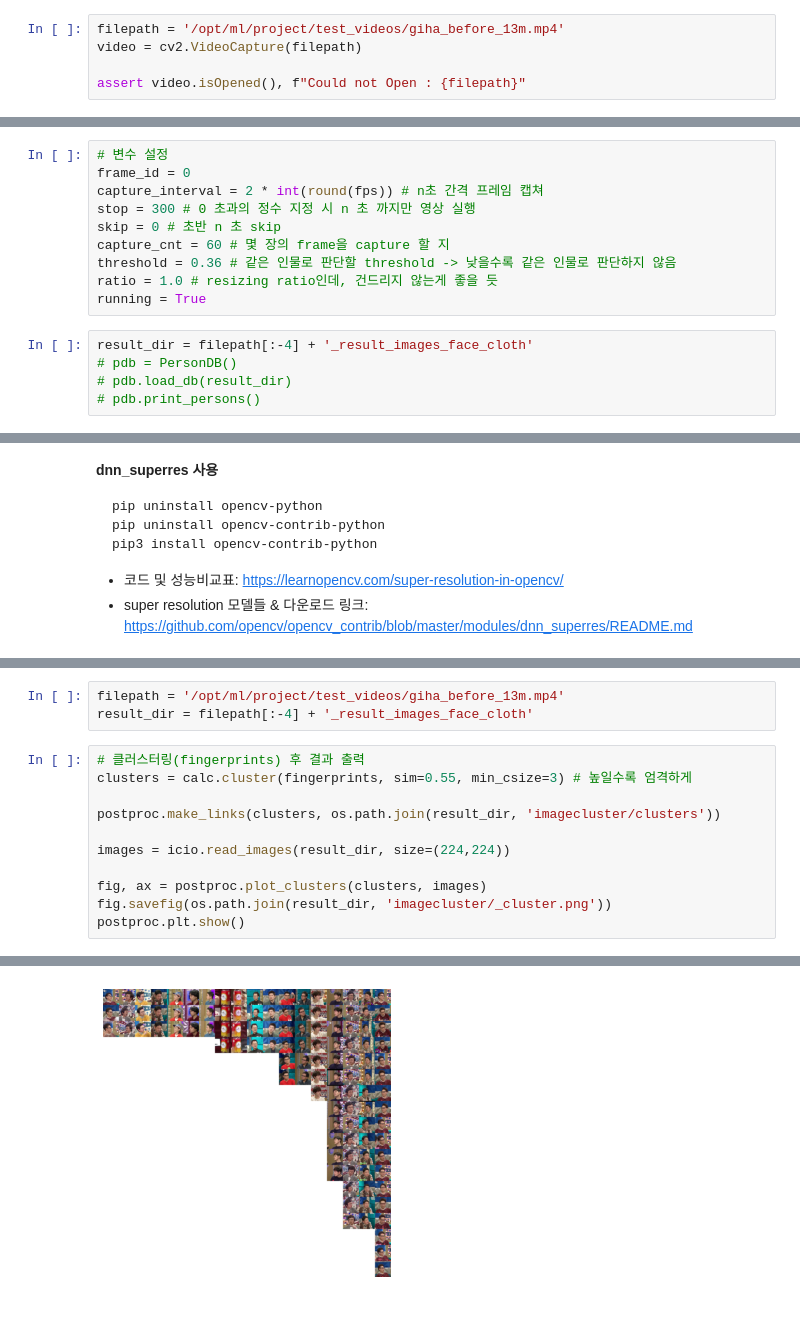
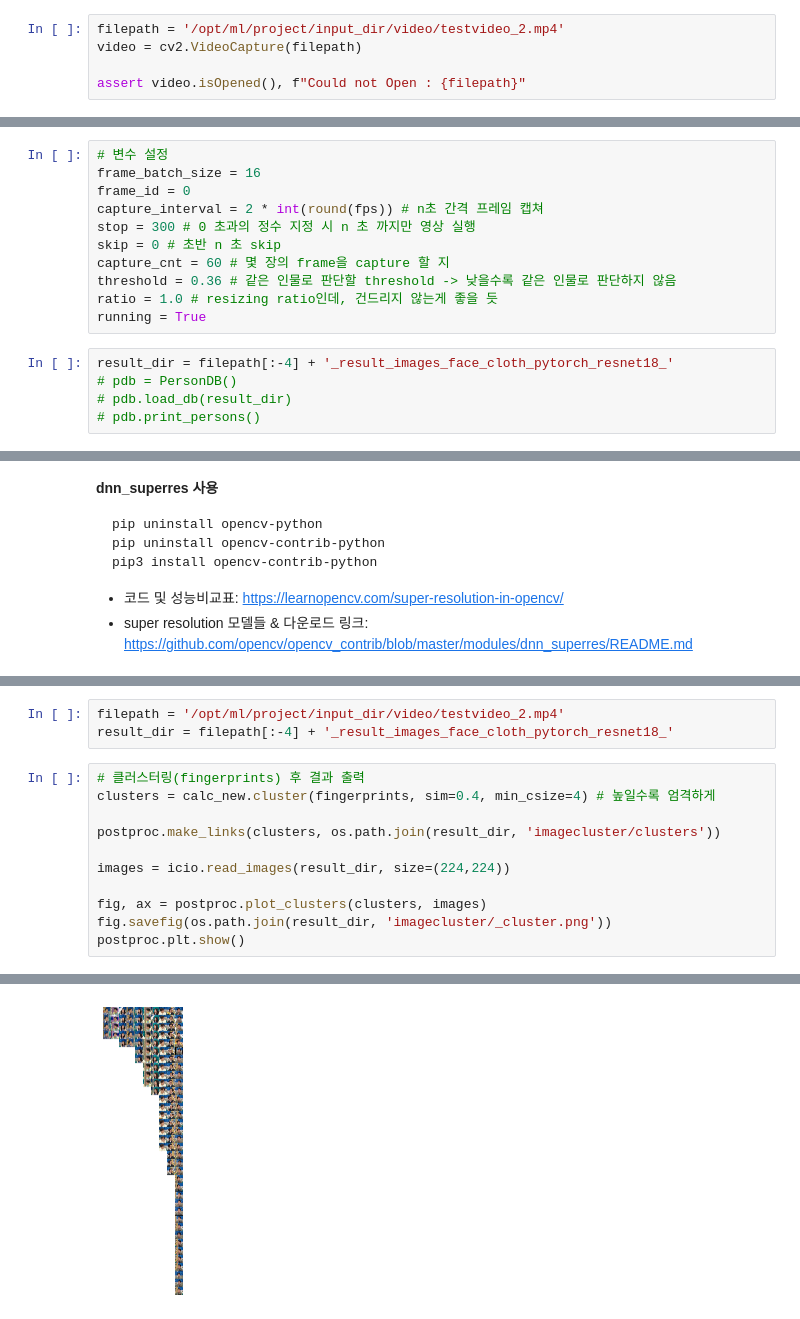
Before and after one commit to boostcampaitech3/final-project-level3-cv-10, a Jupyter notebook: imagecluster/person_clustering.ipynb, the cells around one changed output, grey strips where cells are left out. Saved outputs shown, nothing was run; the diff lists cells and outputs as text.

```diff
--- a/imagecluster/person_clustering.ipynb
+++ b/imagecluster/person_clustering.ipynb
@@ -47,7 +48,7 @@ seed_everything(79)
 # %% [markdown]
 ## Extract frame from video and save as images
 # %%
-filepath = '/opt/ml/project/test_videos/giha_before_13m.mp4'
+filepath = '/opt/ml/project/input_dir/video/testvideo_2.mp4'
 video = cv2.VideoCapture(filepath)
 
 assert video.isOpened(), f"Could not Open : {filepath}"
@@ -70,5 +71,6 @@ fps : 23.999999665848698
 # %%
 # 변수 설정
+frame_batch_size = 16
 frame_id = 0
 capture_interval = 2 * int(round(fps)) # n초 간격 프레임 캡쳐
 stop = 300 # 0 초과의 정수 지정 시 n 초 까지만 영상 실행
@@ -78,7 +80,7 @@ threshold = 0.36 # 같은 인물로 판단할 threshold -> 낮을수록 같은
 ratio = 1.0 # resizing ratio인데, 건드리지 않는게 좋을 듯
 running = True
 # %%
-result_dir = filepath[:-4] + '_result_images_face_cloth'
+result_dir = filepath[:-4] + '_result_images_face_cloth_pytorch_resnet18_'
 # pdb = PersonDB()
 # pdb.load_db(result_dir)
 # pdb.print_persons()
@@ -180,9 +179,9 @@ Captured frames :  6720
 # %%
-filepath = '/opt/ml/project/test_videos/giha_before_13m.mp4'
-result_dir = filepath[:-4] + '_result_images_face_cloth'
+filepath = '/opt/ml/project/input_dir/video/testvideo_2.mp4'
+result_dir = filepath[:-4] + '_result_images_face_cloth_pytorch_resnet18_'
 # %%
 # 클러스터링(fingerprints) 후 결과 출력
-clusters = calc.cluster(fingerprints, sim=0.55, min_csize=3) # 높일수록 엄격하게
+clusters = calc_new.cluster(fingerprints, sim=0.4, min_csize=4) # 높일수록 엄격하게
 
 postproc.make_links(clusters, os.path.join(result_dir, 'imagecluster/clusters'))
 
@@ -212 +211 @@ plot array (uint8) size: 46.51171875 MiB
-[figure, old version]
+[figure, new version]
```
Also changed, not shown: parts of 4 cells of this notebook, 2 other files.
